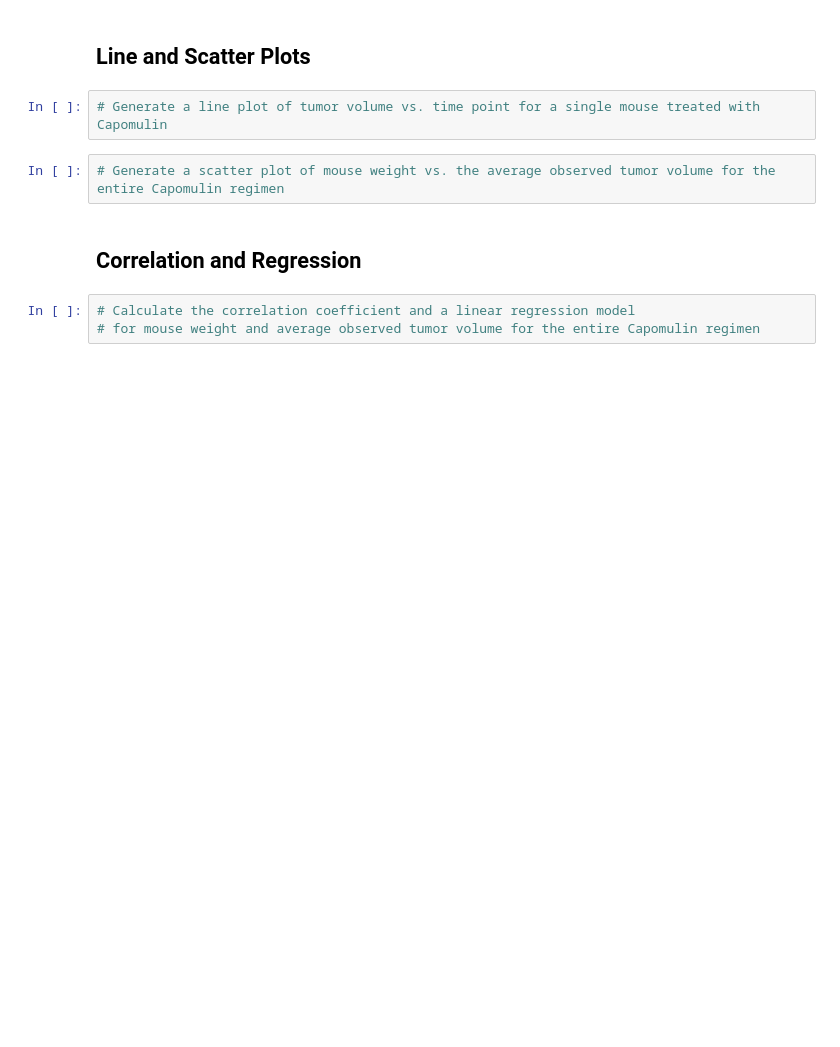
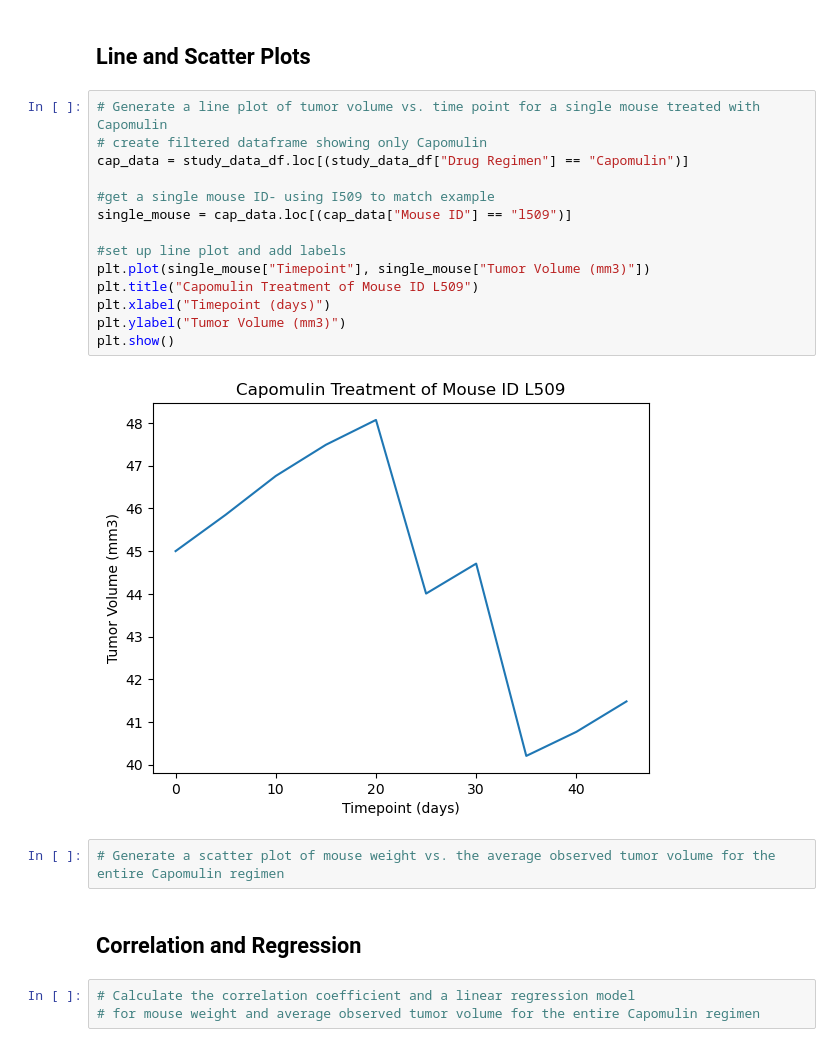
Before and after one commit to angiecfoust/matplotlib_module5, a Jupyter notebook: Pymaceuticals/pymaceuticals_starter.ipynb, the cells around one changed output. Cells and saved outputs as stored; diff of their text form; blank space fills up the shorter version.

```diff
--- a/Pymaceuticals/pymaceuticals_starter.ipynb
+++ b/Pymaceuticals/pymaceuticals_starter.ipynb
@@ -323,7 +348,21 @@ Values above 94.04403868374999 could be outliers.
 # %% [markdown]
 ## Line and Scatter Plots
-# %%
-# Generate a line plot of tumor volume vs. time point for a single mouse treated with Capomulin
+# %%
+# Generate a line plot of tumor volume vs. time point for a single mouse treated with Capomulin
+# create filtered dataframe showing only Capomulin
+cap_data = study_data_df.loc[(study_data_df["Drug Regimen"] == "Capomulin")]
+
+#get a single mouse ID- using I509 to match example
+single_mouse = cap_data.loc[(cap_data["Mouse ID"] == "l509")]
+
+#set up line plot and add labels
+plt.plot(single_mouse["Timepoint"], single_mouse["Tumor Volume (mm3)"])
+plt.title("Capomulin Treatment of Mouse ID L509")
+plt.xlabel("Timepoint (days)")
+plt.ylabel("Tumor Volume (mm3)")
+plt.show()
+# %% [output]
+[figure, added]
 # %%
 # Generate a scatter plot of mouse weight vs. the average observed tumor volume for the entire Capomulin regimen
 # %% [markdown]
```
Also changed, not shown: parts of 5 cells of this notebook.
